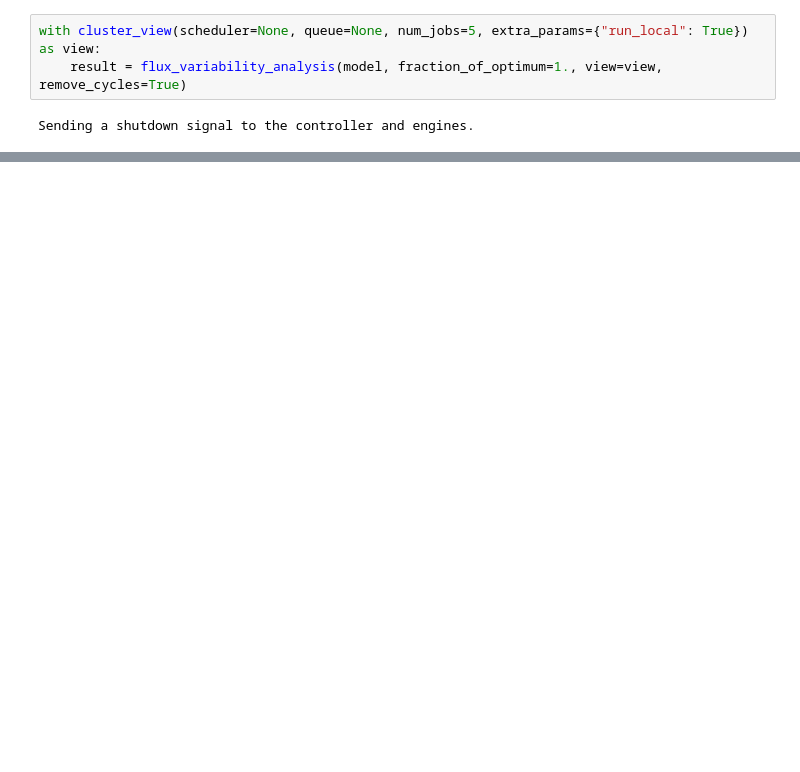
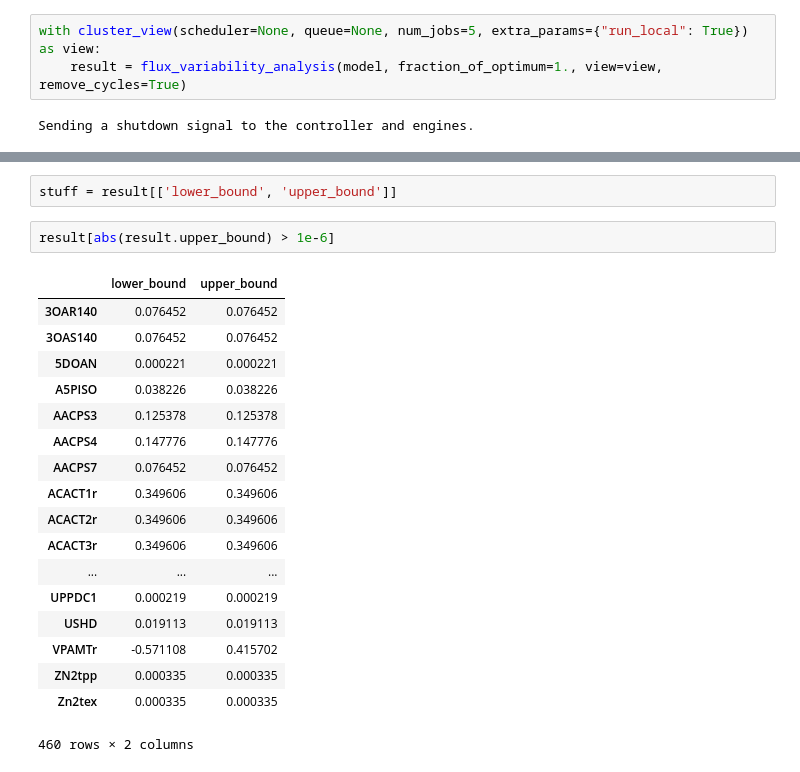
Before and after one commit to biosustain/cameo, a Jupyter notebook: examples/ipython-cluster-helper.ipynb, the cells around one changed output, grey strips where cells are left out. Drawn from its saved outputs; the diff is of its cells as text; blank space fills up the shorter version.

```diff
--- a/examples/ipython-cluster-helper.ipynb
+++ b/examples/ipython-cluster-helper.ipynb
@@ -33,0 +222,23 @@ result[result.upper_bound > 1000]
+# %%
+stuff = result[['lower_bound', 'upper_bound']]
+# %%
+result[abs(result.upper_bound) > 1e-6]
+# %% [output]
+|  | lower_bound | upper_bound |
+| 3OAR140 | 0.076452 | 0.076452 |
+| 3OAS140 | 0.076452 | 0.076452 |
+| 5DOAN | 0.000221 | 0.000221 |
+| A5PISO | 0.038226 | 0.038226 |
+| AACPS3 | 0.125378 | 0.125378 |
+| AACPS4 | 0.147776 | 0.147776 |
+| AACPS7 | 0.076452 | 0.076452 |
+| ACACT1r | 0.349606 | 0.349606 |
+| ACACT2r | 0.349606 | 0.349606 |
+| ACACT3r | 0.349606 | 0.349606 |
+| ... | ... | ... |
+| UPPDC1 | 0.000219 | 0.000219 |
+| USHD | 0.019113 | 0.019113 |
+| VPAMTr | -0.571108 | 0.415702 |
+| ZN2tpp | 0.000335 | 0.000335 |
+| Zn2tex | 0.000335 | 0.000335 |
+460 rows × 2 columns
```
Also changed, not shown: parts of 29 cells of this notebook, 2 other files.
